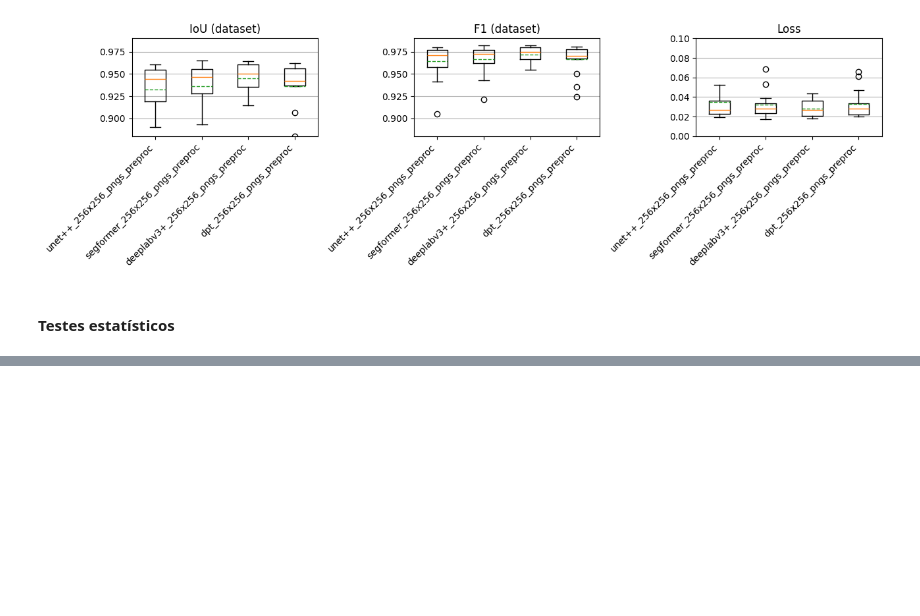
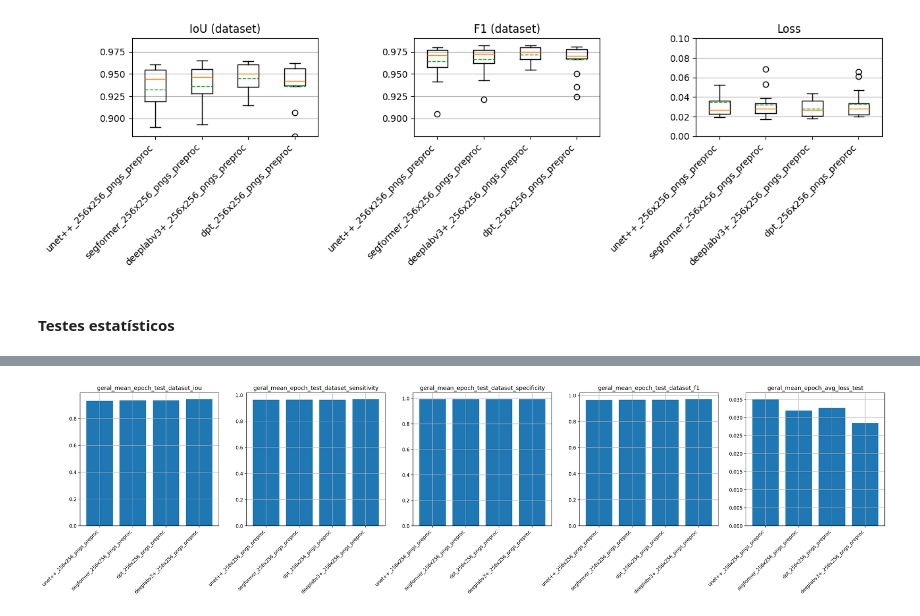
Before and after one commit to ermeson-alves/meu_tcc, a Jupyter notebook: notebooks/3- Agregação dos Resultados.ipynb, the cells around one changed output, grey strips where cells are left out. Drawn from its saved outputs; the diff is of its cells as text; code cells hidden in the pictures; blank space fills up the shorter version.

```diff
--- a/notebooks/3- Agregação dos Resultados.ipynb
+++ b/notebooks/3- Agregação dos Resultados.ipynb
@@ -23,13 +35,20 @@ def load_events_data(log_dir: str):
     # Criar um dataframe vazio para armazenar os dados
     data_train = {}
     data_test = {}
+    data_times = {}
 
     # Iterar sobre as tags e extrair os valores
     for tag in tags:
-        if 'step' not in tag and tag != 'epoch' and 'time' not in tag:
+        if 'step' not in tag and tag != 'epoch':
             # Como estou desconsiderando o métricas a nível de step,
             # os resultados não precisam de ordenamento ao longo do tempo
             events = ea.Scalars(tag)
+            if 'time' in tag:
+                time = events[0].value
+                data_times[tag] = time
+
+                continue
+
             for event in events:
                 step = event.step  # ignorado, a nível de época
                 value = event.value
@@ -47,8 +66,9 @@ def load_events_data(log_dir: str):
     # Mostrar o DataFrame's
     df_train = pl.DataFrame(data_train)
     df_test = pl.DataFrame(data_test)
+    data_times = pl.DataFrame(data_times)
 
-    return df_train, df_test
+    return df_train, df_test, data_times
 
     # # Salvar o DataFrame como CSV (se necessário)
     # df.write_csv(RESULTS_DIR/f"phase_1/csvs/tensorboard_data_polars_{'_'.join(log_dir.split(os.path.sep)[-3:])}.csv")
@@ -232,0 +425,9 @@ plt.show()
+# %%
+desempenho_medio_por_fold = (  # O objetivo aqui é ter a média das folds (em cada iteração do kfold ao longo de uma repetição, os dados são os mesmos de uma repetição anterior)
+    df_test
+    .group_by(['model', 'kfolditer'])  # Agrupando por kfolditer, assim tenho os valores das 3 repetições por fold
+    .agg(
+        [pl.col(c).mean().alias(f'mean_{c}') for c in df_test.columns if 'epoch' in c] + # Calculando a média das métricas de cada iteração
+        [pl.col(c).std().alias(f'std_{c}') for c in df_test.columns if 'epoch' in c]
+    )
+)
@@ -232,0 +451,6 @@ plt.show()
+# %%
+desempenho_medio_modelos = (desempenho_medio_por_fold.group_by(['model'])
+    .agg([pl.col(c) for c in desempenho_medio_por_fold.columns if 'mean_epoch' in c])
+)
+# %%
+desempenho_medio_modelos.sort(by='model', maintain_order=True)  # mantem a ordem pra facilitar comparações
@@ -232,0 +465,18 @@ plt.show()
+# %%
+fig, axes = plt.subplots(1, 5, figsize=(30, 5), dpi=200)
+# fig.subplots_adjust(hspace=0.5, wspace=0.3)
+
+target_cols = [
+    c for c in desempenho_medio_modelos.columns if 'image' not in c and c != 'model' # elimina métricas com redução 'per-image'
+]
+
+for i, ax in enumerate(axes.flat[:5]):  # Apenas os primeiros 5 subgráficos
+    ax.bar(desempenho_medio_modelos['model'], desempenho_medio_modelos[target_cols[i]])  # Dados aleatórios para o gráfico
+    ax.set_title(f"Gráfico {i+1}")
+
+    ax.set_xticks(range(4))
+    ax.set_xticklabels(desempenho_medio_modelos['model'], rotation=45, ha="right")
+    ax.set_title(target_cols[i])
+    ax.grid(True)
+# %% [output]
+[figure, added]
```
Also changed, not shown: parts of 22 cells of this notebook, 7 other files.
